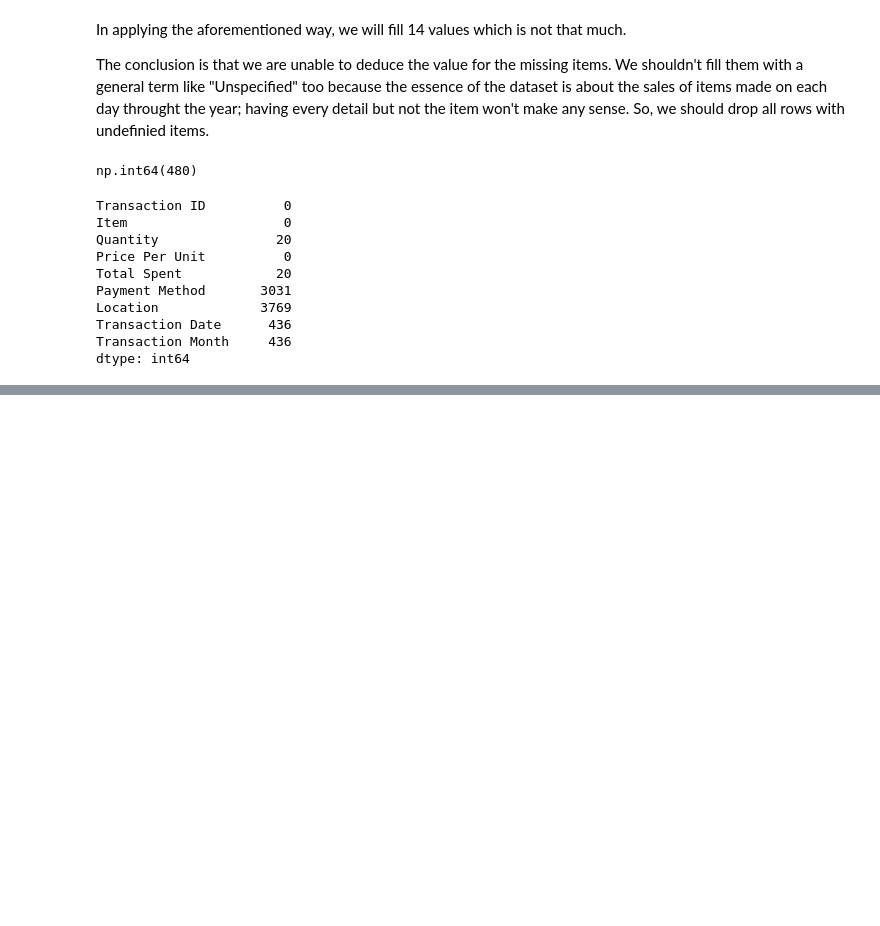
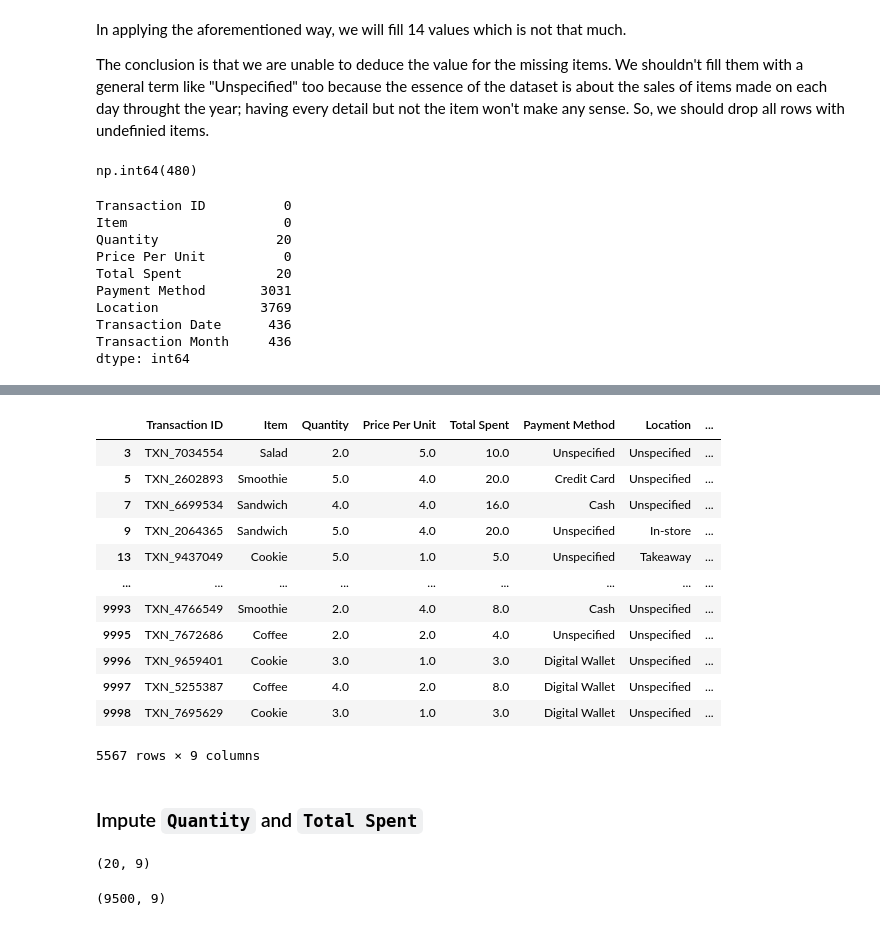
Before and after one commit to Gerum-Berhanu/data-cleaning, a Jupyter notebook: cafe.ipynb, the cells around one changed output, grey strips where cells are left out. Drawn from its saved outputs; the diff is of its cells as text; code cells hidden in the pictures; blank space fills up the shorter version.

```diff
--- a/cafe.ipynb
+++ b/cafe.ipynb
@@ -679,0 +709,22 @@ dtype: int64
+# %%
+df[(df["Location"] == "Unspecified") | (df["Payment Method"] == "Unspecified")]
+# %% [output]
+|  | Transaction ID | Item | Quantity | Price Per Unit | Total Spent | Payment Method | Location | ... |
+| 3 | TXN_7034554 | Salad | 2.0 | 5.0 | 10.0 | Unspecified | Unspecified | ... |
+| 5 | TXN_2602893 | Smoothie | 5.0 | 4.0 | 20.0 | Credit Card | Unspecified | ... |
+| 7 | TXN_6699534 | Sandwich | 4.0 | 4.0 | 16.0 | Cash | Unspecified | ... |
+| 9 | TXN_2064365 | Sandwich | 5.0 | 4.0 | 20.0 | Unspecified | In-store | ... |
+| 13 | TXN_9437049 | Cookie | 5.0 | 1.0 | 5.0 | Unspecified | Takeaway | ... |
+| ... | ... | ... | ... | ... | ... | ... | ... | ... |
+| 9993 | TXN_4766549 | Smoothie | 2.0 | 4.0 | 8.0 | Cash | Unspecified | ... |
+| 9995 | TXN_7672686 | Coffee | 2.0 | 2.0 | 4.0 | Unspecified | Unspecified | ... |
+| 9996 | TXN_9659401 | Cookie | 3.0 | 1.0 | 3.0 | Digital Wallet | Unspecified | ... |
+| 9997 | TXN_5255387 | Coffee | 4.0 | 2.0 | 8.0 | Digital Wallet | Unspecified | ... |
+| 9998 | TXN_7695629 | Cookie | 3.0 | 1.0 | 3.0 | Digital Wallet | Unspecified | ... |
+5567 rows × 9 columns
+# %% [markdown]
+### Impute `Quantity` and `Total Spent`
+# %%
+df[df["Quantity"].isna() & df["Total Spent"].isna()].shape
+# %% [output]
+(20, 9)
@@ -679,0 +733,4 @@ dtype: int64
+# %%
+df.shape
+# %% [output]
+(9500, 9)
```
Also changed, not shown: parts of 19 cells of this notebook, 2 other files.
